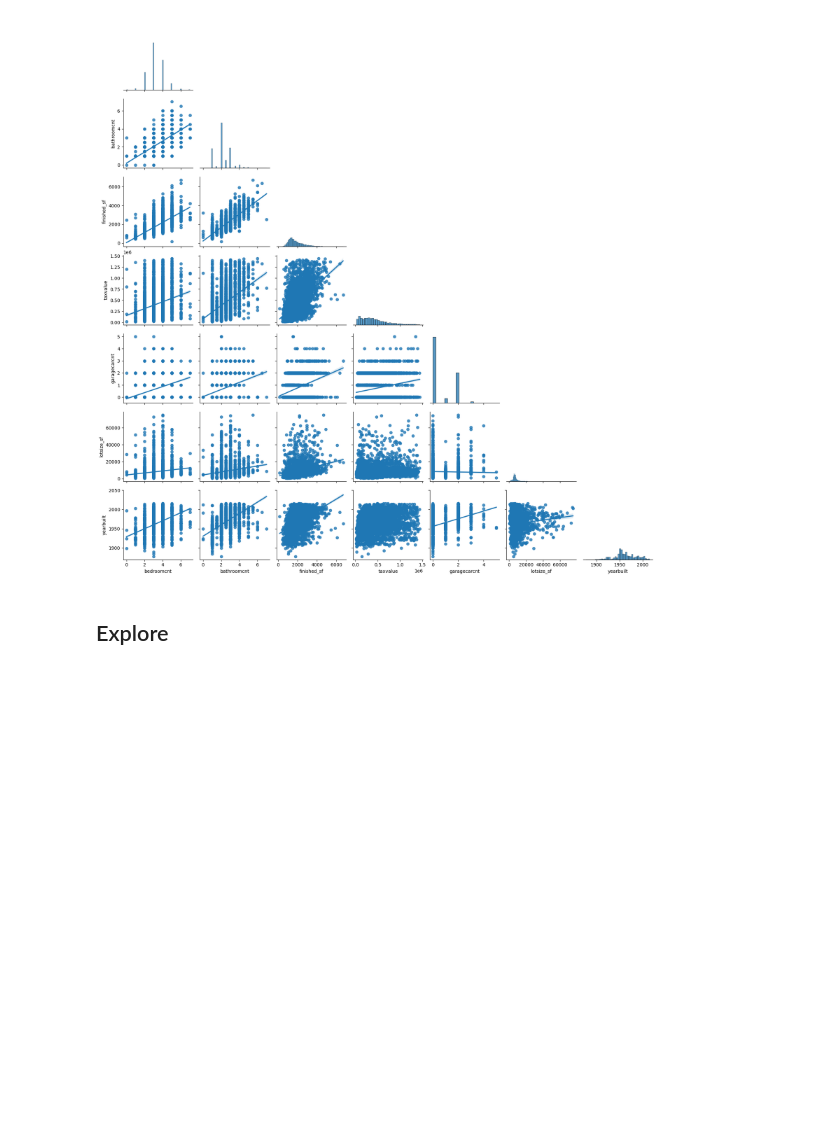
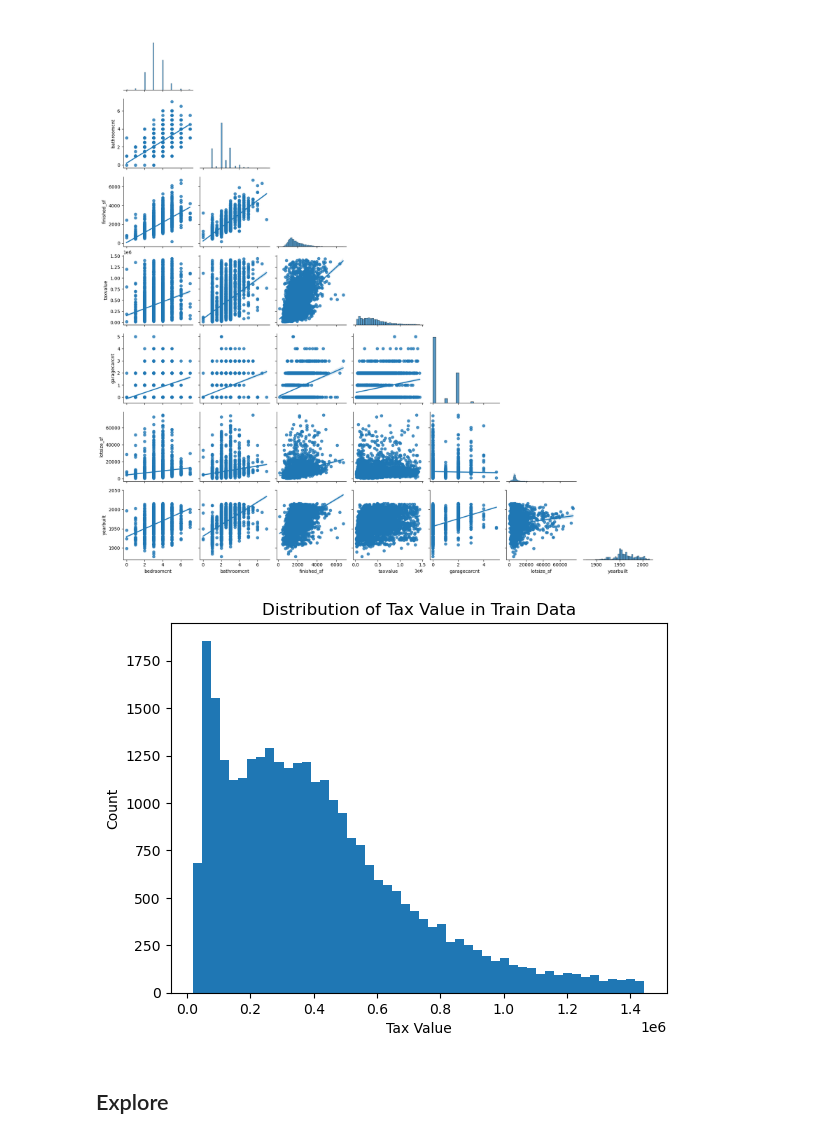
Before and after one commit to Brian-ONeil/project2_zillow, a Jupyter notebook: non_final_report.ipynb, the cells around one changed output. Drawn from its saved outputs; the diff is of its cells as text; code cells hidden in the pictures; blank space fills up the shorter version.

```diff
--- a/non_final_report.ipynb
+++ b/non_final_report.ipynb
@@ -380,6 +380,15 @@ plt.show()
 # exp.plot_categorical_and_continuous_vars(train, 'taxvalue', 'bedroomcnt')
 # %%
 # exp.plot_variable_pairs(train)
+# %%
+# Plot the distribution of the target variable 'taxvalue' in the train dataframe
+plt.hist(train['taxvalue'], bins=50)
+plt.xlabel('Tax Value')
+plt.ylabel('Count')
+plt.title('Distribution of Tax Value in Train Data')
+plt.show()
+# %% [output]
+[figure, added]
 # %% [markdown]
 ## Explore
 # %% [markdown]
```
Also changed, not shown: 5 other files.
